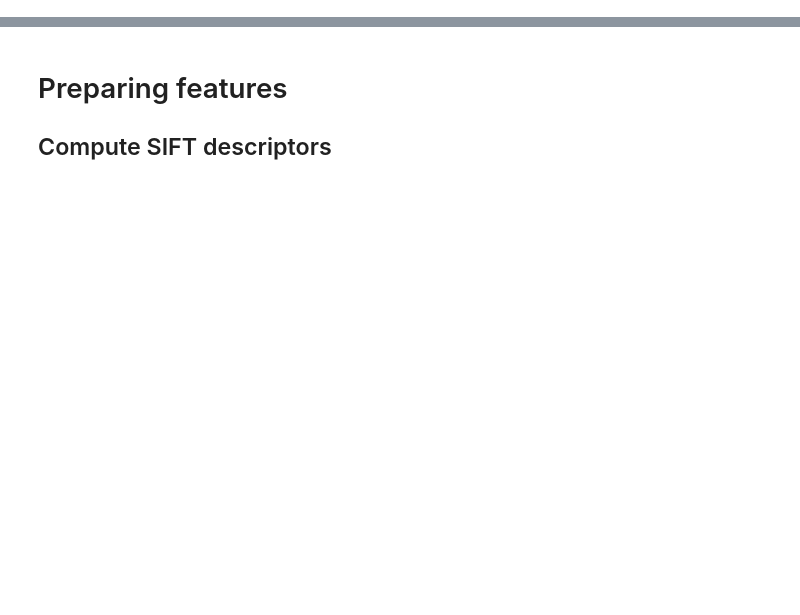
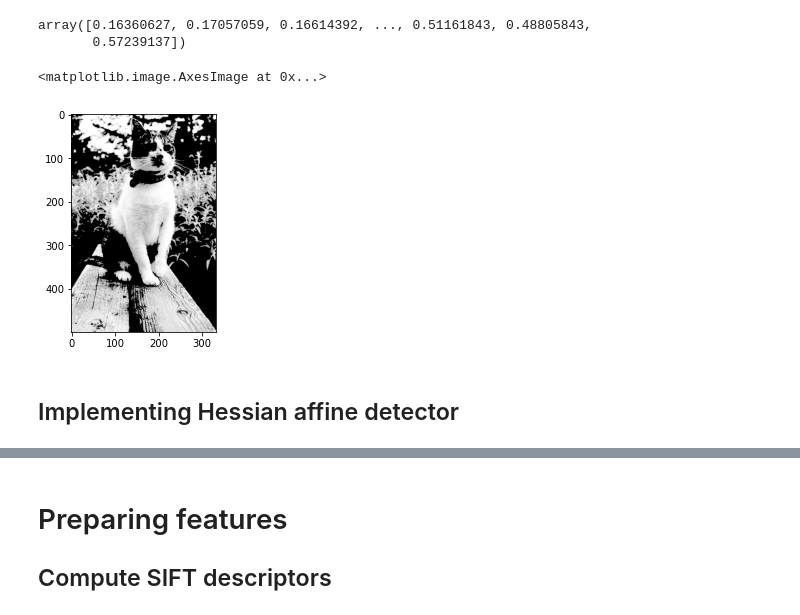
Before and after one commit to maximecharpentierdata/vic-project, a Jupyter notebook: notebooks/classification_explo.ipynb, the cells around one changed output, grey strips where cells are left out. Cells and saved outputs as stored; diff of their text form; code cells hidden in the pictures; blank space fills up the shorter version.

```diff
--- a/notebooks/classification_explo.ipynb
+++ b/notebooks/classification_explo.ipynb
@@ -7,0 +41,11 @@ import pandas as pd
+# %%
+image_grey[image_grey <= th_otsu]
+# %% [output]
+array([0.16360627, 0.17057059, 0.16614392, ..., 0.51161843, 0.48805843,
+       0.57239137])
+# %%
+image_grey = np.where(image_grey > th_otsu, image_grey, 0)
+plt.imshow(image_grey, cmap="gray")
+# %% [output]
+<matplotlib.image.AxesImage at 0x...>
+[figure, added]
@@ -7,0 +56,2 @@ import pandas as pd
+# %% [markdown]
+## Implementing Hessian affine detector
```
Also changed, not shown: parts of 23 cells of this notebook, 9 other files.
